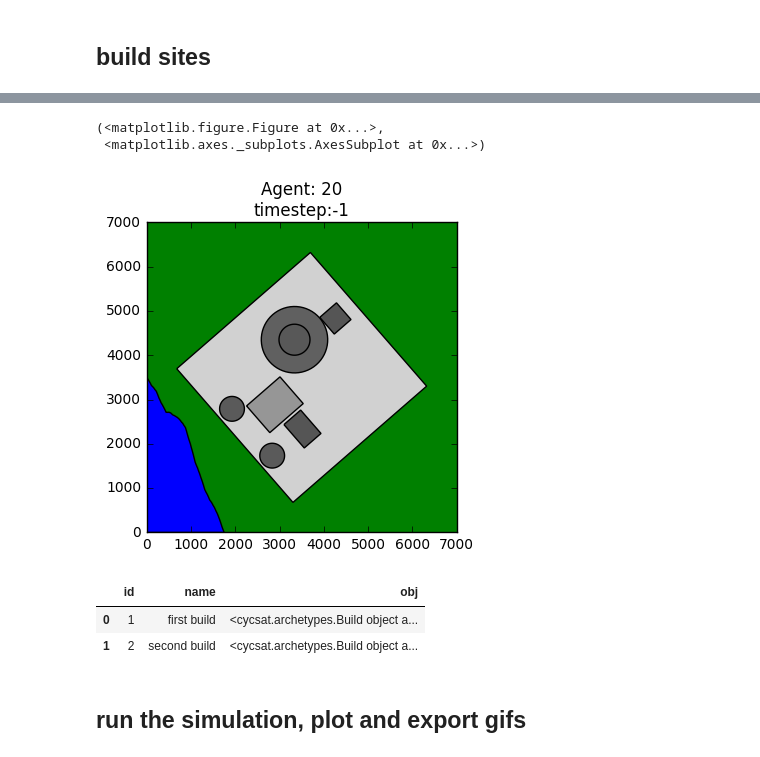
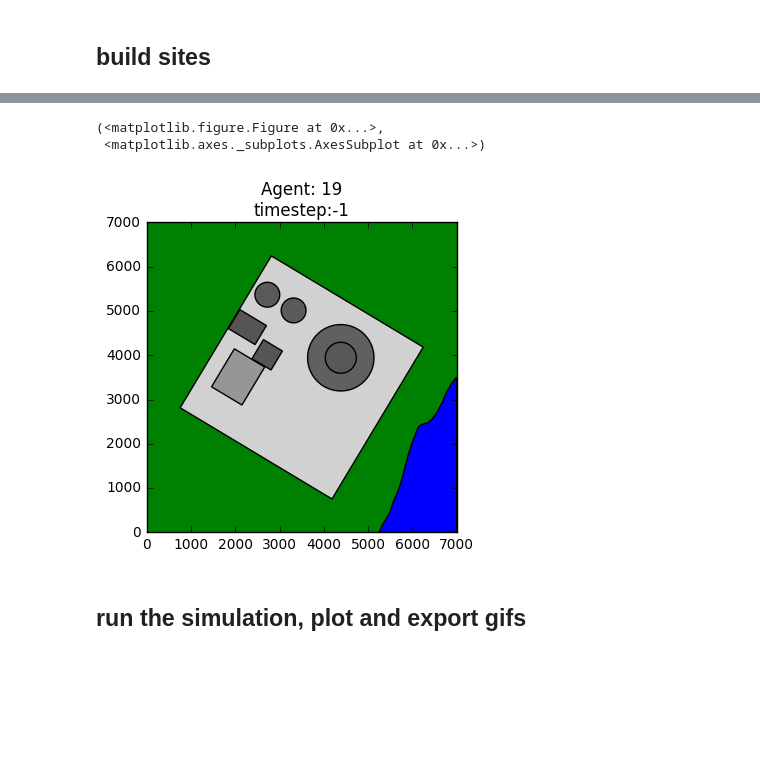
Before and after one commit to CNERG/cycsat, a Jupyter notebook: demo.ipynb, the cells around one changed output, grey strips where cells are left out. Cells and saved outputs as stored; diff of their text form; code cells hidden in the pictures; blank space fills up the shorter version.

```diff
--- a/demo.ipynb
+++ b/demo.ipynb
@@ -43,17 +46,10 @@ plt.tight_layout()
 # %%
 # plot mulitple facilities with a sql query
-sim.plot(sql='id == 4')
+sim.plot(sql='id == 5')
 # %% [output]
 (<matplotlib.figure.Figure at 0x...>,
  <matplotlib.axes._subplots.AxesSubplot at 0x...>)
-[figure, old version]
+[figure, new version]
-# %%
-# look at the different builds
-sim.Build()
-# %% [output]
-|  | id | name | obj |
-| 0 | 1 | first build | <cycsat.archetypes.Build object a... |
-| 1 | 2 | second build | <cycsat.archetypes.Build object a... |
 # %% [markdown]
 ## run the simulation, plot and export gifs
 # %%
```
Also changed, not shown: parts of 5 cells of this notebook, 3 other files.
